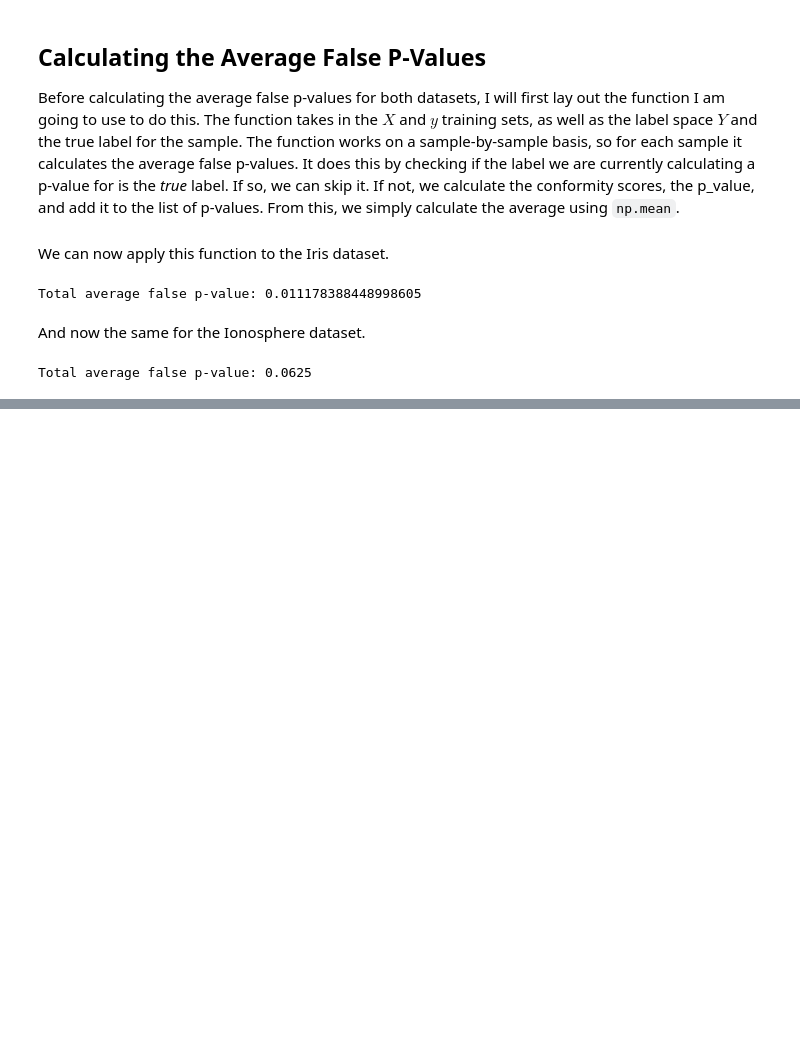
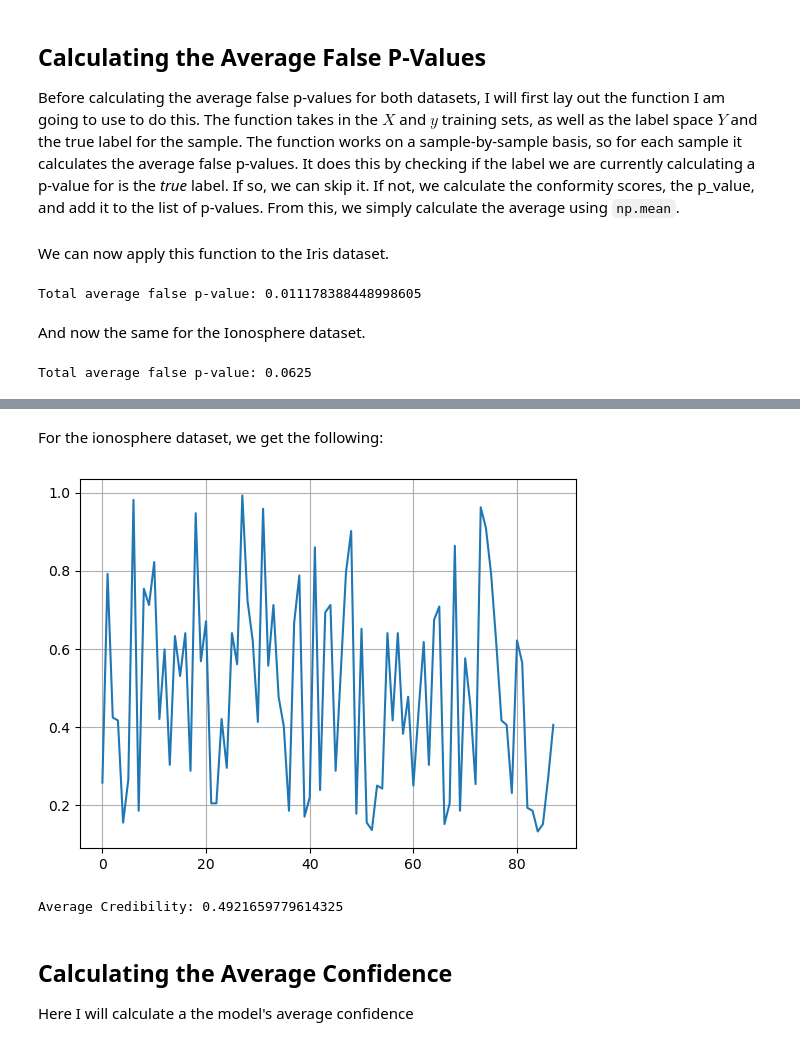
Before and after one commit to lukavr05/CS3920-labs, a Jupyter notebook: Assignment1/Assignment1.ipynb, the cells around one changed output, grey strips where cells are left out. Saved outputs shown, nothing was run; the diff lists cells and outputs as text; code cells hidden in the pictures; blank space fills up the shorter version.

```diff
--- a/Assignment1/Assignment1.ipynb
+++ b/Assignment1/Assignment1.ipynb
@@ -397,0 +433,11 @@ Total average false p-value: 0.0625
+# %% [markdown]
+For the ionosphere dataset, we get the following:
+# %%
+getAverageCredibility(ion_label_space, ion_X_test, ion_X_train, ion_y_train)
+# %% [output]
+[figure, added]
+Average Credibility: 0.4921659779614325
+# %% [markdown]
+## Calculating the Average Confidence
+
+Here I will calculate a the model's average confidence
```
Also changed, not shown: parts of 7 cells of this notebook.
